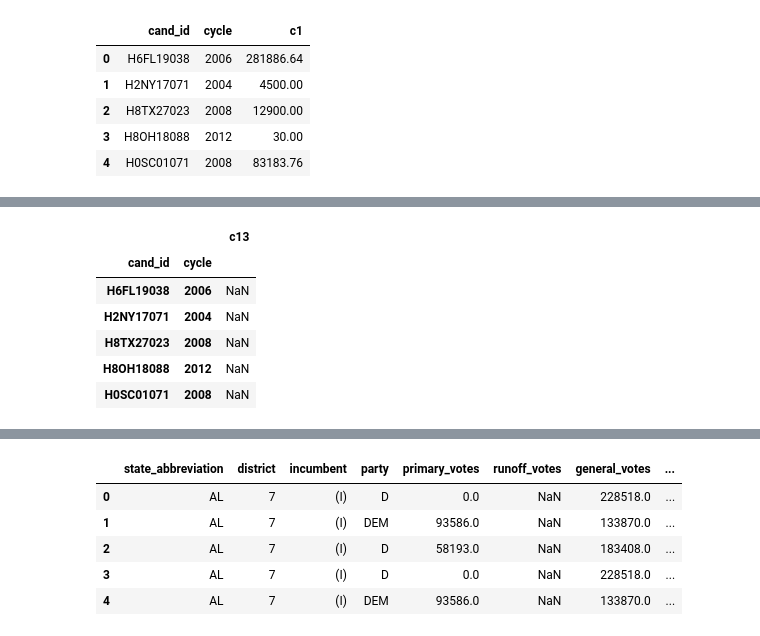
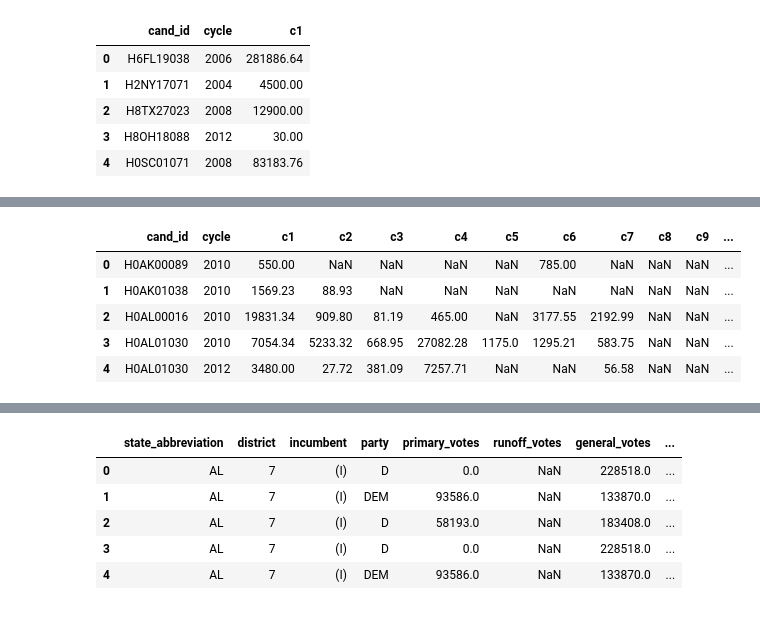
Before and after one commit to georgetown-analytics/four-thirty-five, a Jupyter notebook: 435_Merge_Test.ipynb, the cells around one changed output, grey strips where cells are left out. Saved outputs shown, nothing was run; the diff lists cells and outputs as text; code cells hidden in the pictures.

```diff
--- a/435_Merge_Test.ipynb
+++ b/435_Merge_Test.ipynb
@@ -878,6 +481,8 @@ cs13.head()
 # %%
 #cs13.groupby(['cand_id','cycle'])['c13'].sum()
 # %%
-#cs13 = cs13.drop_duplicates()
+cs13 = cs13.drop_duplicates()
 # %%
-cs13.set_index(['cand_id','cycle'], inplace=True)
+#cs13.set_index(['cand_id','cycle'], inplace=True)
+# %%
+cs13 = cs13.groupby(['cand_id','cycle'])['c13'].sum().reset_index()
@@ -883,0 +492,2 @@ cs13.set_index(['cand_id','cycle'], inplace=True)
+# %%
+cm1 = pd.merge(cm1, cs13, on=['cand_id','cycle'], how='outer')
@@ -884,10 +497,9 @@ cs13.set_index(['cand_id','cycle'], inplace=True)
 # %%
-cs13.head()
+cm1.head()
 # %% [output]
-|  |  | c13 |
-| cand_id | cycle |  |
-| H6FL19038 | 2006 | NaN |
-| H2NY17071 | 2004 | NaN |
-| H8TX27023 | 2008 | NaN |
-| H8OH18088 | 2012 | NaN |
-| H0SC01071 | 2008 | NaN |
+|  | cand_id | cycle | c1 | c2 | c3 | c4 | c5 | c6 | c7 | c8 | c9 | ... |
+| 0 | H0AK00089 | 2010 | 550.00 | NaN | NaN | NaN | NaN | 785.00 | NaN | NaN | NaN | ... |
+| 1 | H0AK01038 | 2010 | 1569.23 | 88.93 | NaN | NaN | NaN | NaN | NaN | NaN | NaN | ... |
+| 2 | H0AL00016 | 2010 | 19831.34 | 909.80 | 81.19 | 465.00 | NaN | 3177.55 | 2192.99 | NaN | NaN | ... |
+| 3 | H0AL01030 | 2010 | 7054.34 | 5233.32 | 668.95 | 27082.28 | 1175.0 | 1295.21 | 583.75 | NaN | NaN | ... |
+| 4 | H0AL01030 | 2012 | 3480.00 | 27.72 | 381.09 | 7257.71 | NaN | NaN | 56.58 | NaN | NaN | ... |
```
Also changed, not shown: parts of 135 cells of this notebook.
